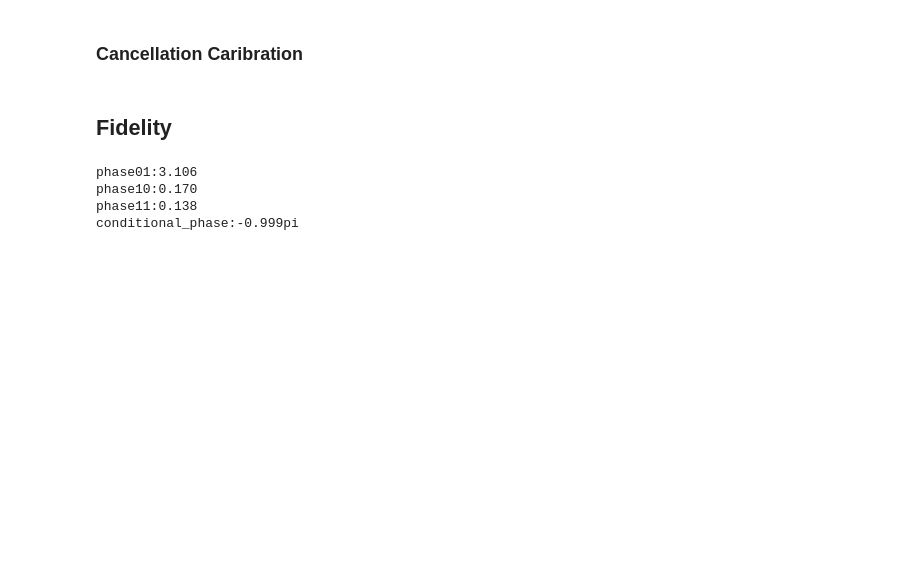
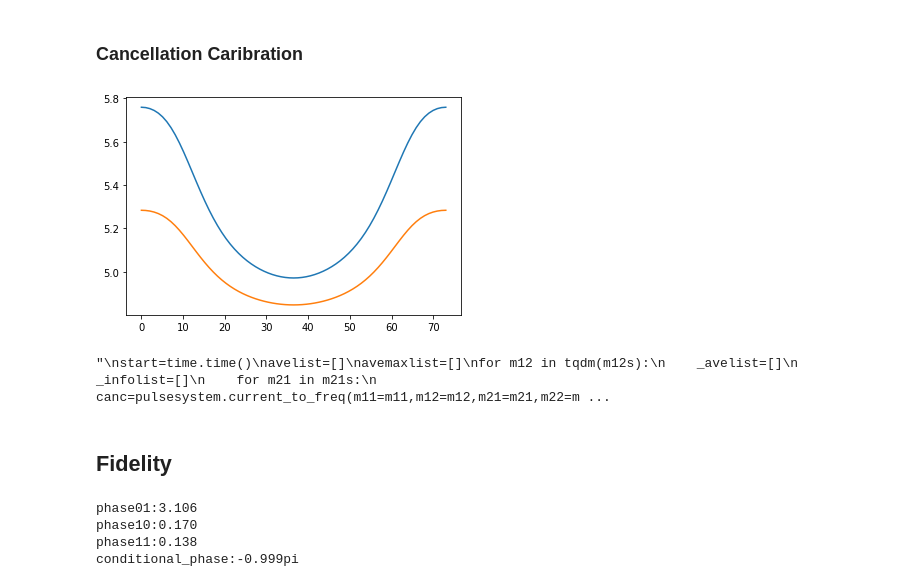
Before and after one commit to SotaIno/CircuitQEDsim, a Jupyter notebook: CZ_netzeropulse_minclude.ipynb, the cells around one changed output. Drawn from its saved outputs; the diff is of its cells as text; code cells hidden in the pictures; blank space fills up the shorter version.

```diff
--- a/CZ_netzeropulse_minclude.ipynb
+++ b/CZ_netzeropulse_minclude.ipynb
@@ -526,3 +555,62 @@ m22_ratios = np.linspace(0.05,0.65,31)*m22
+# %%
+m11 = 1.2/pi
+m22 = 1.2/pi
+#m21s = np.linspace(0.05,0.65,31)*m11
+#m12s = np.linspace(0.05,0.65,31)*m22
+m21s=[0]
+m12s=[0]
+pulsesystem=CZpulse(Q1,Q2,J,the_f=0.725,lambda2=-0.1,tg=73,steps=1)
+mwamp=2*pi
+canc=pulsesystem.current_to_freq(m11=m11,m12=0.3,m21=0.3,m22=m22,Ioffset1=0,Ioffset2=0,pulsetype='Cancellaton')
+t_list=canc[0]
+f_tune=canc[1][0]
+f_cancel=canc[1][1]
+
+plt.figure()
+plt.plot(t_list,f_tune)
+plt.plot(t_list,f_cancel)
+plt.show()
+
+start=time.time()
+avelist=[]
+avemaxlist=[]
+for m12 in tqdm(m12s):
+    _avelist=[]
+    _infolist=[]
+    for m21 in m21s:
+        canc=pulsesystem.current_to_freq(m11=m11,m12=m12,m21=m21,m22=m22,Ioffset1=0,Ioffset2=0,pulsetype='Cancellaton')
+        t_list=canc[0]
+        f_tune=canc[1][0]
+        f_cancel=canc[1][1]
+        args_2bias={'mwamp1':mwamp, 'shape1':f_cancel, 'steps1':1,'mwamp2':mwamp, 'shape2':f_tune, 'steps2':1}
+        res = qt.propagator(H_rot2, t_list,[],args_2bias, parallel=False, options=qt.Options(nsteps=10000))
+        prop_fin=proj.dag()*res[-1]*proj
+        fave= agf(qt.to_super(prop_fin), target, Nq, 2)[0]
+        _infolist.append([fave,m21])
+        _avelist.append(fave)
+    _maxinfo=sorted(_infolist,key=lambda x:x[0])[-1]
+    _avemax=['m12:{:.2f}'.format(m12),'m21:{:.2f}'.format(m21),_maxinfo[0]]
+    avemaxlist.append(_avemax)
+    avelist.append(_avelist)
+
+avemaxlist=sorted(avemaxlist,key=lambda x:x[2])
+print(avemaxlist[-1])
+
+xx, yy = np.meshgrid(m21s,m12s)
+
+fig, ax = plt.subplots()
+im = plt.contourf(xx, yy,avelist,cmap='bwr',levels=10)
+ax.grid(False)
+plt.colorbar(im)
+plt.xlabel('m21/m11')
+plt.ylabel('m12/m22')
+plt.savefig(savedict + 'm11taim22={:.2f}tai{:.2f}.png'.format(m11,m22))
+end=time.time()
+print(end-start)
+"""
+# %% [output]
+[figure, added]
+"\nstart=time.time()\navelist=[]\navemaxlist=[]\nfor m12 in tqdm(m12s):\n    _avelist=[]\n    _infolist=[]\n    for m21 in m21s:\n        canc=pulsesystem.current_to_freq(m11=m11,m12=m12,m21=m21,m22=m ...
 # %% [markdown]
 ## Fidelity
 # %%
```
Also changed, not shown: parts of 5 cells of this notebook, 5 other files.
